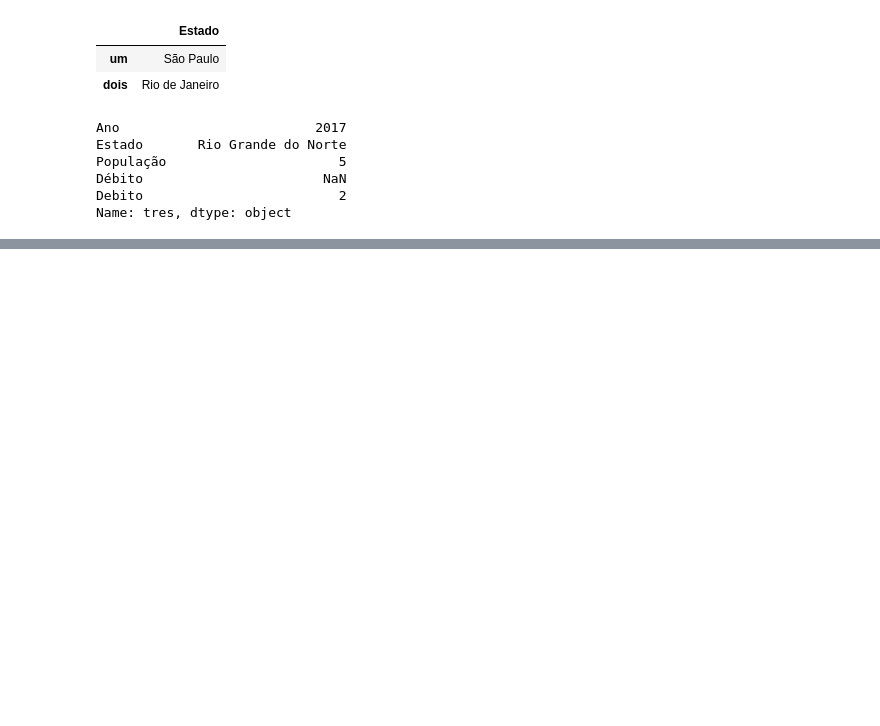
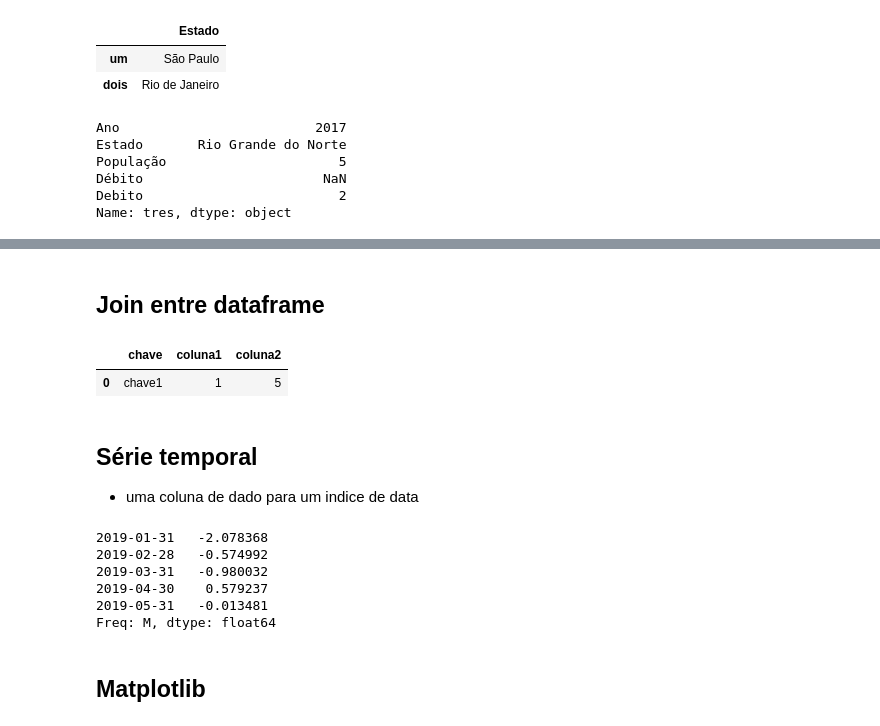
Before and after one commit to tiagotxm/python, a Jupyter notebook: Anotações Tiago.ipynb, the cells around one changed output, grey strips where cells are left out. Saved outputs shown, nothing was run; the diff lists cells and outputs as text; code cells hidden in the pictures; blank space fills up the shorter version.

```diff
--- a/Anotações Tiago.ipynb
+++ b/Anotações Tiago.ipynb
@@ -933,0 +1006,27 @@ Arquivos CSV no Pandas
+# %% [markdown]
+## Join entre dataframe
+# %%
+left = pd.DataFrame({'chave':['chave1'],'coluna1':[1]})
+right = pd.DataFrame({'chave':['chave1'],'coluna2':[5]})
+
+pd.merge(left,right,on='chave')
+# %% [output]
+|  | chave | coluna1 | coluna2 |
+| 0 | chave1 | 1 | 5 |
+# %% [markdown]
+## Série temporal
+  - uma coluna de dado para um indice de data
+# %%
+#criando uma serie temporal com frequencia mensal
+rng = pd.date_range('01/01/2019',periods=5,freq='M')
+serie = pd.Series(np.random.randn(len(rng)),index=rng)
+serie
+# %% [output]
+2019-01-31   -2.078368
+2019-02-28   -0.574992
+2019-03-31   -0.980032
+2019-04-30    0.579237
+2019-05-31   -0.013481
+Freq: M, dtype: float64
+# %% [markdown]
+## Matplotlib
```
Also changed, not shown: parts of 16 cells of this notebook.
